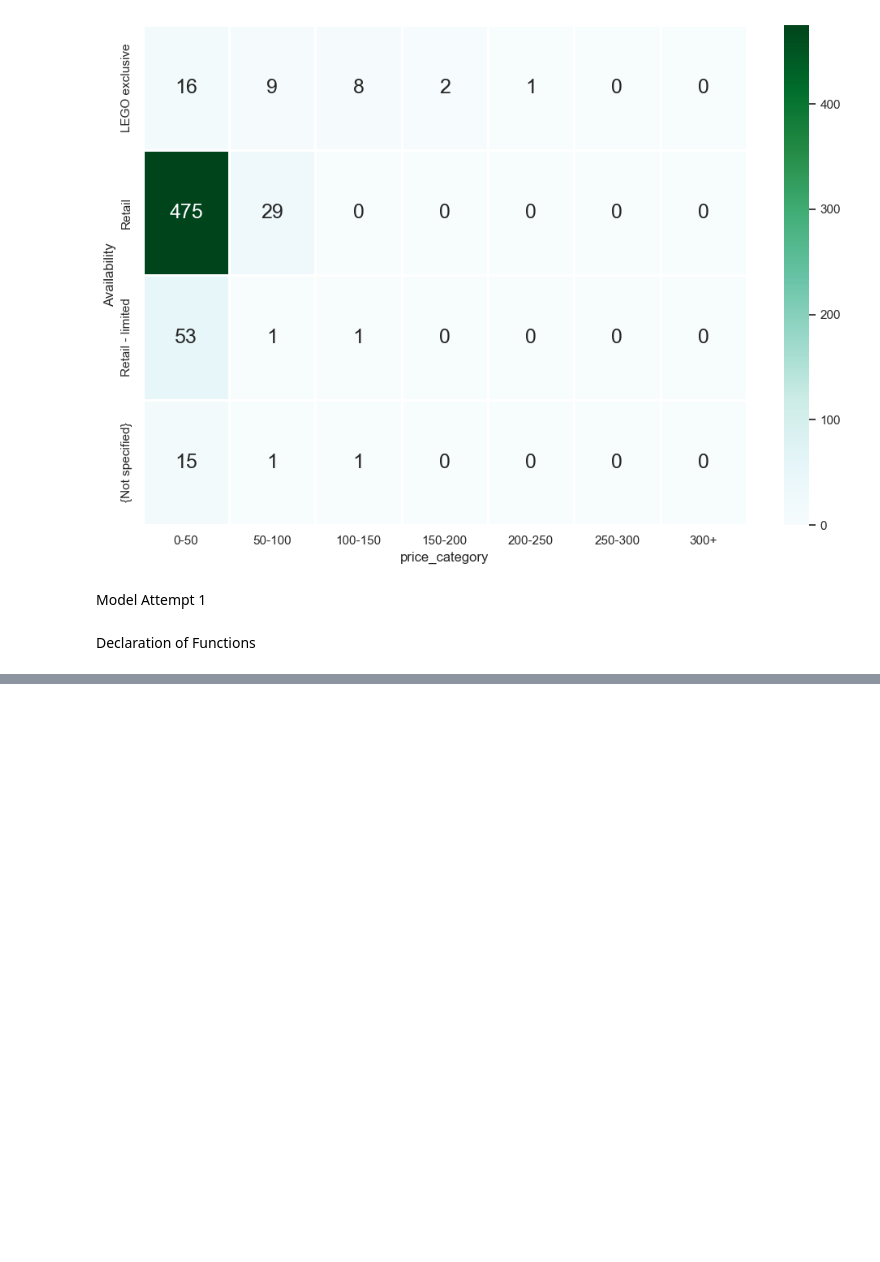
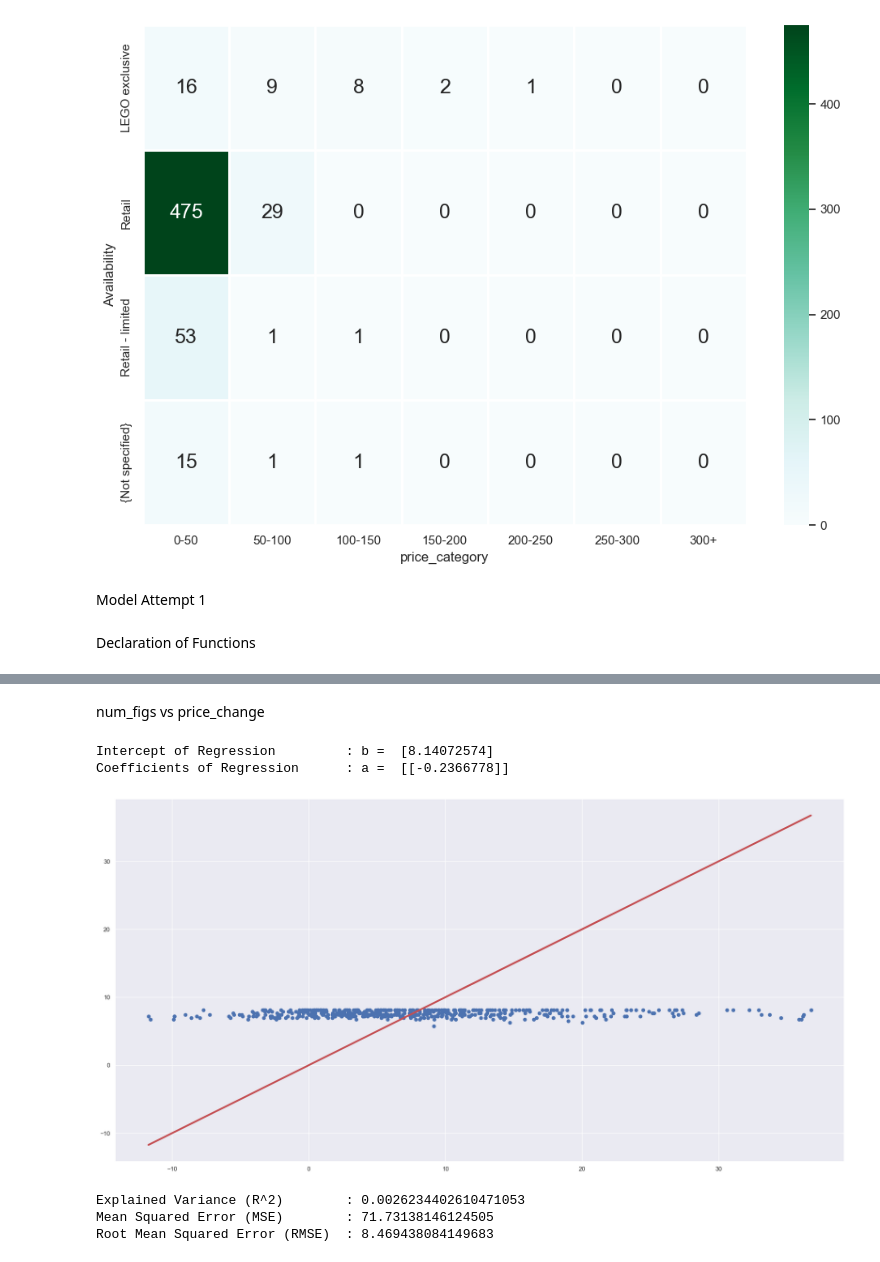
Before and after one commit to junhowe/sc1015-proj, a Jupyter notebook: tempmodel.ipynb, the cells around one changed output, grey strips where cells are left out. Cells and saved outputs as stored; diff of their text form; code cells hidden in the pictures; blank space fills up the shorter version.

```diff
--- a/tempmodel.ipynb
+++ b/tempmodel.ipynb
@@ -333,0 +369,14 @@ KeyError: 'price_change'
+# %% [markdown]
+num_figs vs price_change
+# %%
+reg_func(clean_num_figs, clean_price_change)
+# %% [output]
+Intercept of Regression         : b =  [8.14072574]
+Coefficients of Regression      : a =  [[-0.2366778]]
+[figure, added]
+# %%
+gof(clean_num_figs, clean_price_change)
+# %% [output]
+Explained Variance (R^2)        : 0.0026234402610471053
+Mean Squared Error (MSE)        : 71.73138146124505
+Root Mean Squared Error (RMSE)  : 8.469438084149683
```
Also changed, not shown: parts of 22 cells of this notebook.
